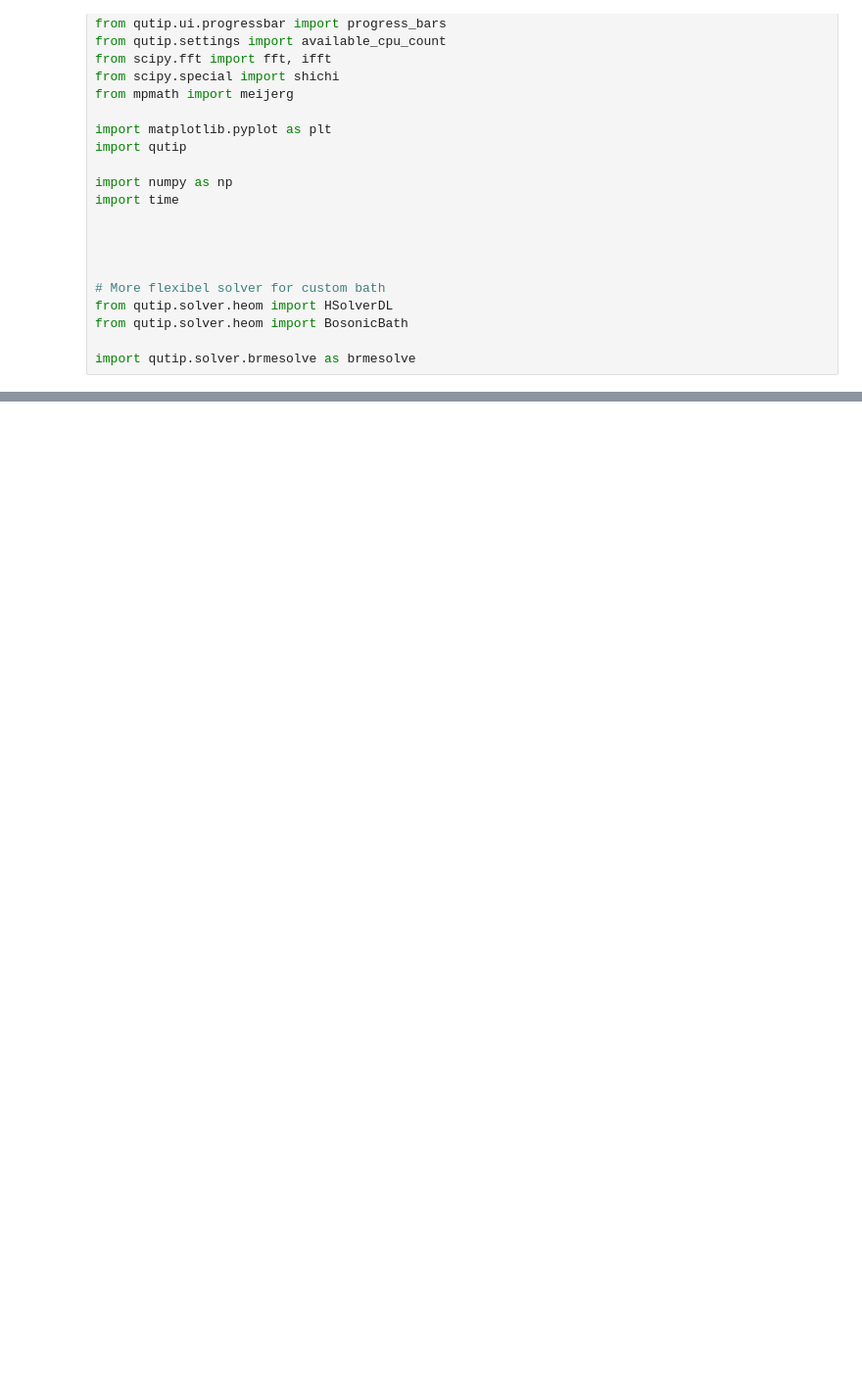
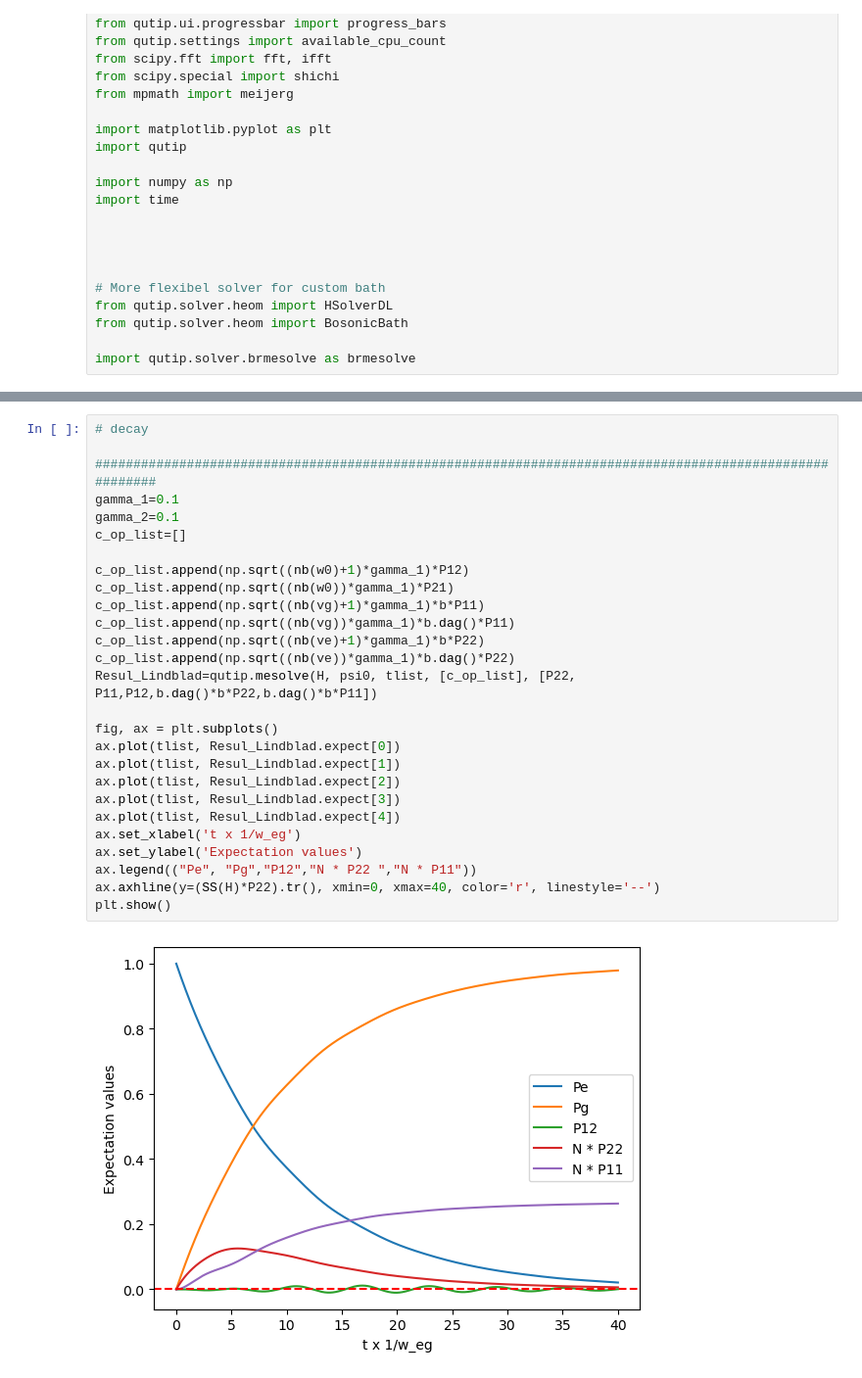
Before and after one commit to SanderStammbach/Sanders-Studium, a Jupyter notebook: Vibration/vibration-master-eq.ipynb, the cells around one changed output, grey strips where cells are left out. Shown at 98% size. Cells and saved outputs as stored; diff of their text form; blank space fills up the shorter version.

```diff
--- a/Vibration/vibration-master-eq.ipynb
+++ b/Vibration/vibration-master-eq.ipynb
@@ -118,0 +143,29 @@ Qobj data =
+# %%
+# decay
+
+########################################################################################################
+gamma_1=0.1
+gamma_2=0.1
+c_op_list=[]
+
+c_op_list.append(np.sqrt((nb(w0)+1)*gamma_1)*P12)
+c_op_list.append(np.sqrt((nb(w0))*gamma_1)*P21)
+c_op_list.append(np.sqrt((nb(vg)+1)*gamma_1)*b*P11)
+c_op_list.append(np.sqrt((nb(vg))*gamma_1)*b.dag()*P11)
+c_op_list.append(np.sqrt((nb(ve)+1)*gamma_1)*b*P22)
+c_op_list.append(np.sqrt((nb(ve))*gamma_1)*b.dag()*P22)
+Resul_Lindblad=qutip.mesolve(H, psi0, tlist, [c_op_list], [P22, P11,P12,b.dag()*b*P22,b.dag()*b*P11])
+
+fig, ax = plt.subplots()
+ax.plot(tlist, Resul_Lindblad.expect[0])
+ax.plot(tlist, Resul_Lindblad.expect[1])
+ax.plot(tlist, Resul_Lindblad.expect[2])
+ax.plot(tlist, Resul_Lindblad.expect[3])
+ax.plot(tlist, Resul_Lindblad.expect[4])
+ax.set_xlabel('t x 1/w_eg')
+ax.set_ylabel('Expectation values')
+ax.legend(("Pe", "Pg","P12","N * P22 ","N * P11"))
+ax.axhline(y=(SS(H)*P22).tr(), xmin=0, xmax=40, color='r', linestyle='--')
+plt.show()
+# %% [output]
+[figure, added]
```
Also changed, not shown: parts of 3 cells of this notebook, 1 other file.
